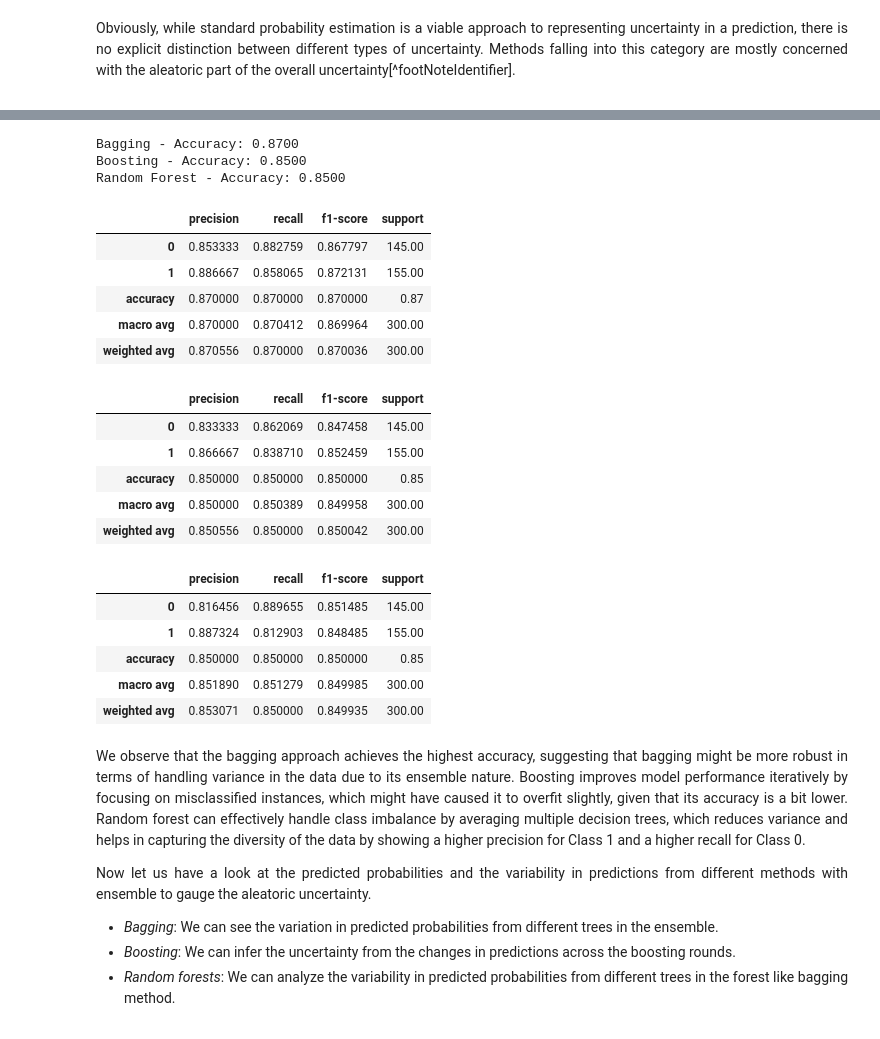
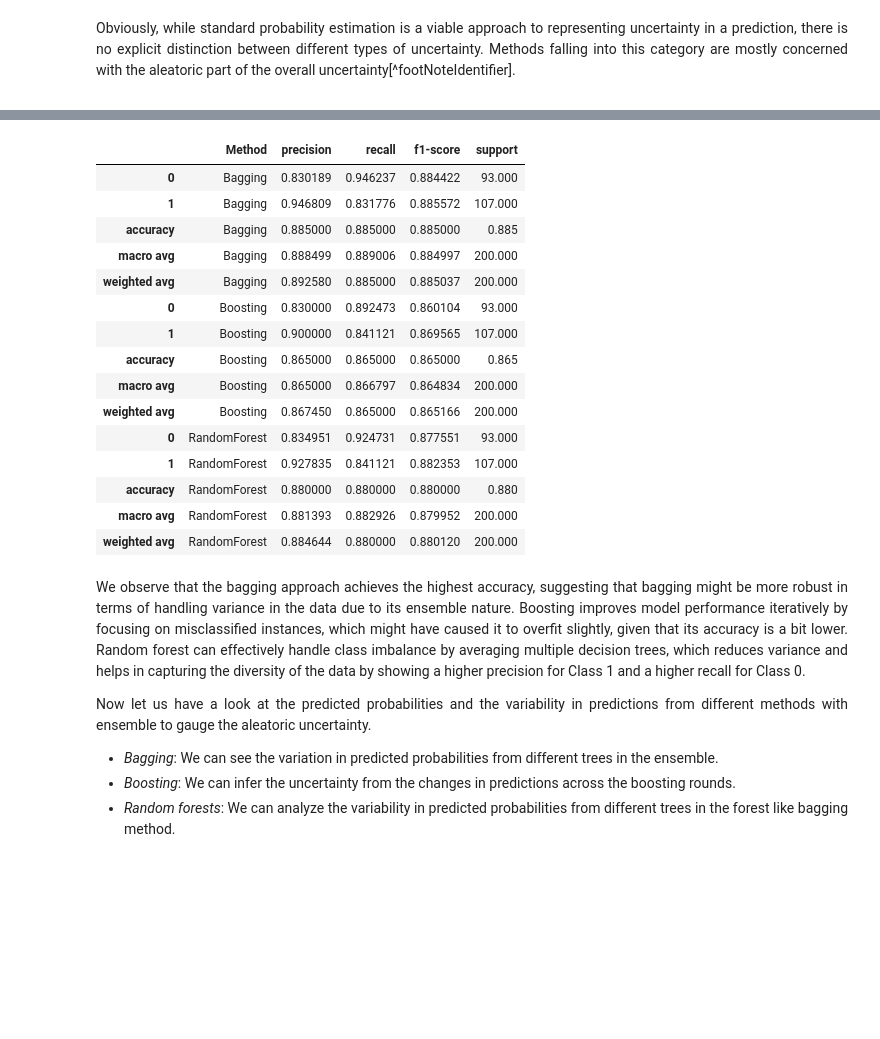
Before and after one commit to tloehrlmu/PageTest, a Jupyter notebook: chapter-pe-ensemble/ensemble.ipynb, the cells around one changed output, grey strips where cells are left out. Cells and saved outputs as stored; diff of their text form; code cells hidden in the pictures; blank space fills up the shorter version.

```diff
--- a/chapter-pe-ensemble/ensemble.ipynb
+++ b/chapter-pe-ensemble/ensemble.ipynb
@@ -53,7 +60,7 @@ then we apply bagging, boosting, and random forest classifiers to calculate the
 </div>
 # %%
 X, y = make_classification(n_samples=1000, n_classes=2, n_features=20, random_state=42)
-X_train, X_test, y_train, y_test = train_test_split(X, y, test_size=0.3, random_state=42)
+X_train, X_test, y_train, y_test = train_test_split(X, y, test_size=0.2, random_state=42)
 
 bagging = BaggingClassifier(estimator=DecisionTreeClassifier(), n_estimators=50, random_state=42)
 bagging.fit(X_train, y_train)
@@ -72,48 +79,40 @@ def calculate_classification_scores(y_true, y_pred):
     cm = confusion_matrix(y_true, y_pred)
     cr = classification_report(y_true, y_pred, output_dict=True)
     return accuracy, cm, cr
-
-bagging_accuracy, bagging_cm, bagging_report = calculate_classification_scores(y_test, y_bagging_pred)
-boosting_accuracy, boosting_cm, boosting_report = calculate_classification_scores(y_test, y_boosting_pred)
-rf_accuracy, rf_cm, rf_report = calculate_classification_scores(y_test, y_rf_pred)
-
-print(f"Bagging - Accuracy: {bagging_accuracy:.4f}")
-print(f"Boosting - Accuracy: {boosting_accuracy:.4f}")
-print(f"Random Forest - Accuracy: {rf_accuracy:.4f}")
-# %% [output]
-Bagging - Accuracy: 0.8700
-Boosting - Accuracy: 0.8500
-Random Forest - Accuracy: 0.8500
-# %%
-df_bagging = pd.DataFrame(bagging_report).transpose()
-df_bagging
-# %% [output]
-|  | precision | recall | f1-score | support |
-| 0 | 0.853333 | 0.882759 | 0.867797 | 145.00 |
-| 1 | 0.886667 | 0.858065 | 0.872131 | 155.00 |
-| accuracy | 0.870000 | 0.870000 | 0.870000 | 0.87 |
-| macro avg | 0.870000 | 0.870412 | 0.869964 | 300.00 |
-| weighted avg | 0.870556 | 0.870000 | 0.870036 | 300.00 |
-# %%
-df_boosting = pd.DataFrame(boosting_report).transpose()
-df_boosting
-# %% [output]
-|  | precision | recall | f1-score | support |
-| 0 | 0.833333 | 0.862069 | 0.847458 | 145.00 |
-| 1 | 0.866667 | 0.838710 | 0.852459 | 155.00 |
-| accuracy | 0.850000 | 0.850000 | 0.850000 | 0.85 |
-| macro avg | 0.850000 | 0.850389 | 0.849958 | 300.00 |
-| weighted avg | 0.850556 | 0.850000 | 0.850042 | 300.00 |
-# %%
-df_rf = pd.DataFrame(rf_report).transpose()
-df_rf
-# %% [output]
-|  | precision | recall | f1-score | support |
-| 0 | 0.816456 | 0.889655 | 0.851485 | 145.00 |
-| 1 | 0.887324 | 0.812903 | 0.848485 | 155.00 |
-| accuracy | 0.850000 | 0.850000 | 0.850000 | 0.85 |
-| macro avg | 0.851890 | 0.851279 | 0.849985 | 300.00 |
-| weighted avg | 0.853071 | 0.850000 | 0.849935 | 300.00 |
+# %%
+bagging_accuracy, bagging_cm, bagging_report = calculate_classification_scores(y_test, y_bagging_pred)
+boosting_accuracy, boosting_cm, boosting_report = calculate_classification_scores(y_test, y_boosting_pred)
+rf_accuracy, rf_cm, rf_report = calculate_classification_scores(y_test, y_rf_pred)
+
+df_bagging = pd.DataFrame(bagging_report).transpose()
+df_boosting = pd.DataFrame(boosting_report).transpose()
+df_rf = pd.DataFrame(rf_report).transpose()
+
+df_bagging['Method'] = 'Bagging'
+df_boosting['Method'] = 'Boosting'
+df_rf['Method'] = 'RandomForest'
+
+df_combined = pd.concat([df_bagging, df_boosting, df_rf], axis=0)
+cols = ['Method'] + [col for col in df_combined.columns if col != 'Method']
+df_combined = df_combined[cols]
+df_combined
+# %% [output]
+|  | Method | precision | recall | f1-score | support |
+| 0 | Bagging | 0.830189 | 0.946237 | 0.884422 | 93.000 |
+| 1 | Bagging | 0.946809 | 0.831776 | 0.885572 | 107.000 |
+| accuracy | Bagging | 0.885000 | 0.885000 | 0.885000 | 0.885 |
+| macro avg | Bagging | 0.888499 | 0.889006 | 0.884997 | 200.000 |
+| weighted avg | Bagging | 0.892580 | 0.885000 | 0.885037 | 200.000 |
+| 0 | Boosting | 0.830000 | 0.892473 | 0.860104 | 93.000 |
+| 1 | Boosting | 0.900000 | 0.841121 | 0.869565 | 107.000 |
+| accuracy | Boosting | 0.865000 | 0.865000 | 0.865000 | 0.865 |
+| macro avg | Boosting | 0.865000 | 0.866797 | 0.864834 | 200.000 |
+| weighted avg | Boosting | 0.867450 | 0.865000 | 0.865166 | 200.000 |
+| 0 | RandomForest | 0.834951 | 0.924731 | 0.877551 | 93.000 |
+| 1 | RandomForest | 0.927835 | 0.841121 | 0.882353 | 107.000 |
+| accuracy | RandomForest | 0.880000 | 0.880000 | 0.880000 | 0.880 |
+| macro avg | RandomForest | 0.881393 | 0.882926 | 0.879952 | 200.000 |
+| weighted avg | RandomForest | 0.884644 | 0.880000 | 0.880120 | 200.000 |
 # %% [markdown]
 <div align="justify">
 
```
Also changed, not shown: parts of 15 cells of this notebook, 1 other file.
